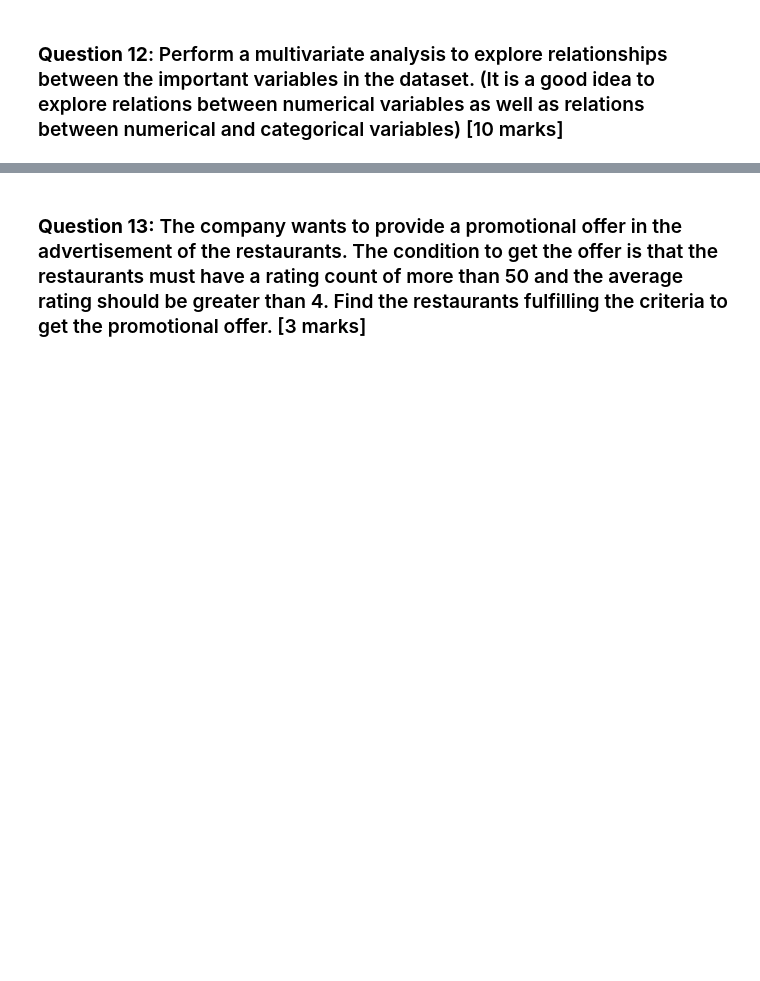
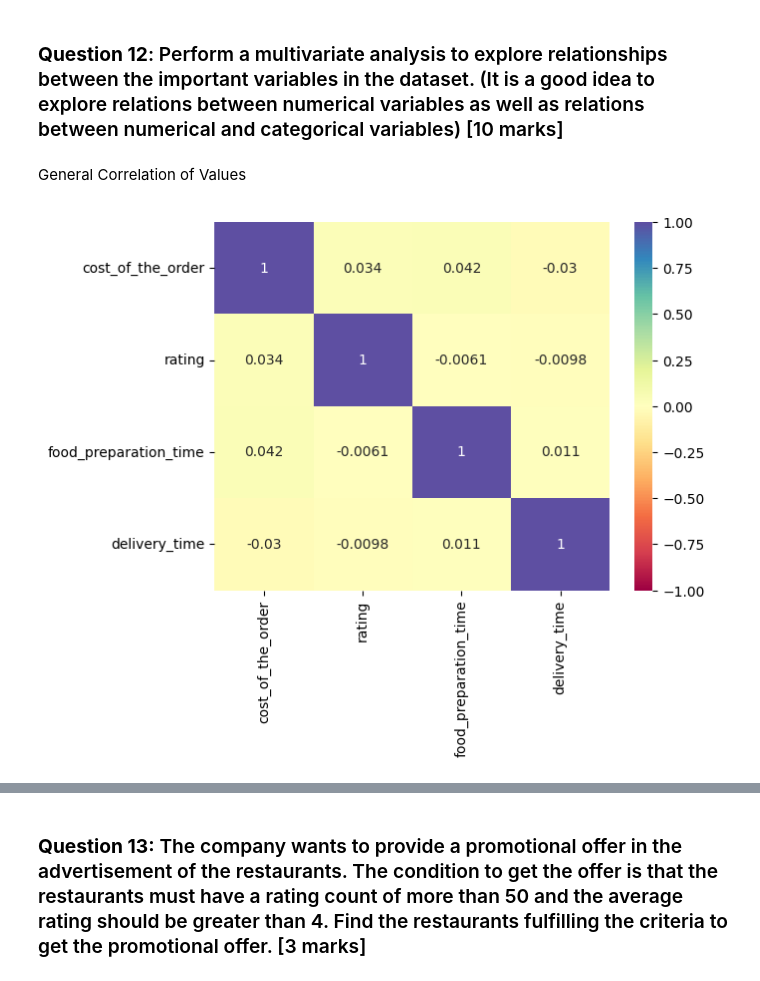
Before and after one commit to samdandy/ai-ml-course-proj-1, a Jupyter notebook: sam_dandy_proj_1.ipynb, the cells around one changed output, grey strips where cells are left out. Cells and saved outputs as stored; diff of their text form; code cells hidden in the pictures; blank space fills up the shorter version.

```diff
--- a/sam_dandy_proj_1.ipynb
+++ b/sam_dandy_proj_1.ipynb
@@ -325,0 +347,8 @@ customer id: 83287 made 9 orders
+# %% [markdown]
+General Correlation of Values
+# %%
+num_cols = order_data[['cost_of_the_order','rating', 'food_preparation_time', 'delivery_time']]
+sns.heatmap(num_cols.corr(),annot=True,cmap='Spectral',vmin=-1,vmax=1)
+plt.show()
+# %% [output]
+[figure, added]
```
Also changed, not shown: parts of 20 cells of this notebook.
